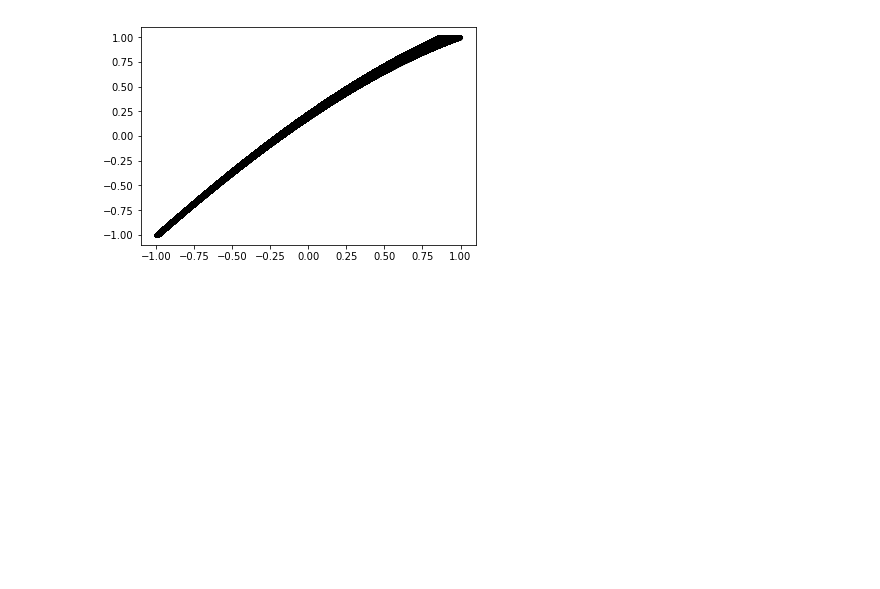
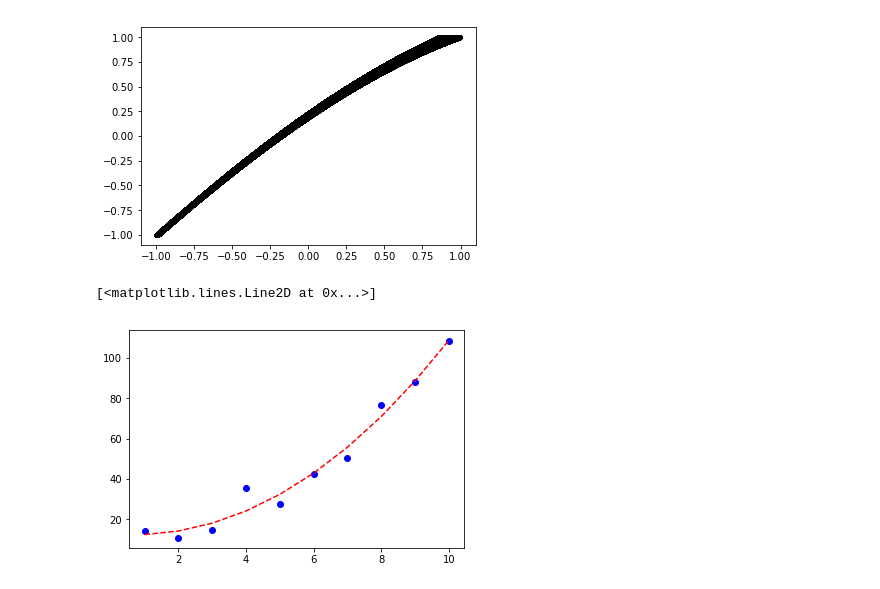
Before and after one commit to spestana/goes-ortho, a Jupyter notebook: scratchspace.ipynb, the cells around one changed output. Drawn from its saved outputs; the diff is of its cells as text; code cells hidden in the pictures; blank space fills up the shorter version.

Commit message:
Add latest curve fitting attempt

```diff
--- a/scratchspace.ipynb
+++ b/scratchspace.ipynb
@@ -84,0 +106,20 @@ plt.plot(lat_norm,y_norm,'.k',alpha=0.01);
+# %%
+def fn(x, a, b, c, d):
+    return a*x**2 +b*x**3 + c*x + d
+# %%
+x = np.linspace(1,10,10)
+y = np.zeros_like(x)
+c=0
+for i in x:
+    y[c] = i**2 + np.random.rand()*20
+    c+=1
+
+plt.plot(x,y,'ob')
+
+fit = curve_fit(fn, x, y)
+a,b,c,d = fit[0]
+y2 = a*x**2 +b*x**3 + c*x + d
+plt.plot(x,y2,'--r')
+# %% [output]
+[<matplotlib.lines.Line2D at 0x...>]
+[figure, added]
```
Also changed, not shown: parts of 8 cells of this notebook.
